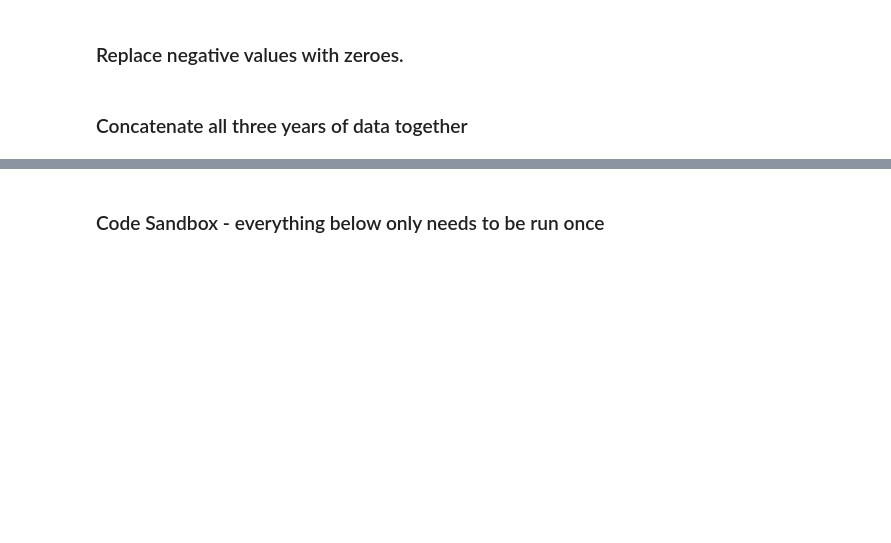
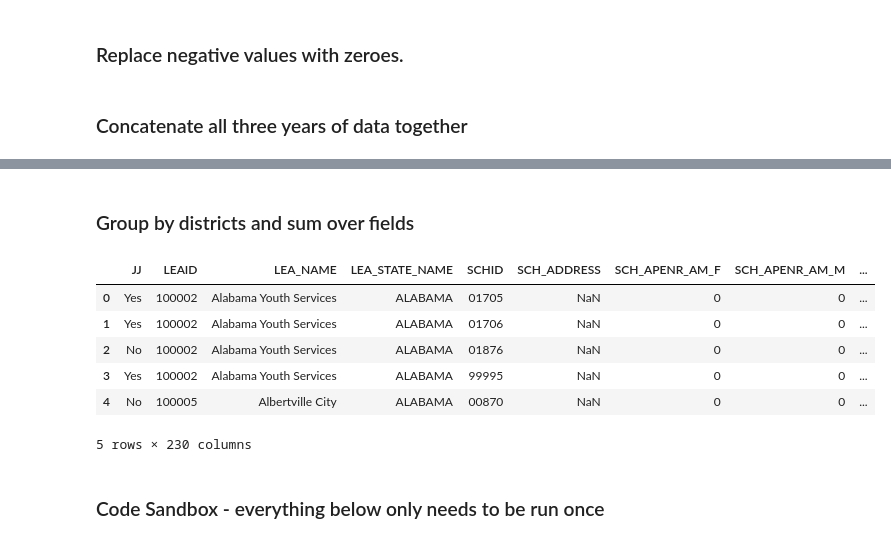
Before and after one commit to Discriminology/Educational-Equity-Data-Commons, a Jupyter notebook: data_processing.ipynb, the cells around one changed output, grey strips where cells are left out. Drawn from its saved outputs; the diff is of its cells as text; code cells hidden in the pictures; blank space fills up the shorter version.

```diff
--- a/data_processing.ipynb
+++ b/data_processing.ipynb
@@ -347,6 +340,8 @@ df1516_raw = df1516_raw[list(set(fields_1516))]
 num = df1516_raw._get_numeric_data()
 num[num < 0] = 0
 df1516_raw = df1516_raw.set_index(['COMBOKEY'])
+# %%
+df1516_raw = df1516_raw.replace('-5', 'No')
 # %%
 df_1516_final = pd.merge(df1516_raw.T, descriptions, left_index=True, right_index=True).set_index('description', append=True).T
 df_1516_final['YEAR','School Year'] = '2015-16'
@@ -383,2 +376,19 @@ full_table['SCHID', '5 Digit School Identification Code'] = full_table['SCHID',
 # %%
 full_table[::100].to_csv('/Users/cave/Desktop/discriminology/output/full_table_sample.csv')
+# %% [markdown]
+### Group by districts and sum over fields
+# %%
+district = full_table.copy()
+district.reset_index(drop=True, inplace=True)
+# %%
+district.columns = district.columns.droplevel(1)
+# %%
+district.head()
+# %% [output]
+|  | JJ | LEAID | LEA_NAME | LEA_STATE_NAME | SCHID | SCH_ADDRESS | SCH_APENR_AM_F | SCH_APENR_AM_M | ... |
+| 0 | Yes | 100002 | Alabama Youth Services | ALABAMA | 01705 | NaN | 0 | 0 | ... |
+| 1 | Yes | 100002 | Alabama Youth Services | ALABAMA | 01706 | NaN | 0 | 0 | ... |
+| 2 | No | 100002 | Alabama Youth Services | ALABAMA | 01876 | NaN | 0 | 0 | ... |
+| 3 | Yes | 100002 | Alabama Youth Services | ALABAMA | 99995 | NaN | 0 | 0 | ... |
+| 4 | No | 100005 | Albertville City | ALABAMA | 00870 | NaN | 0 | 0 | ... |
+5 rows × 230 columns
```
Also changed, not shown: parts of 9 cells of this notebook.
